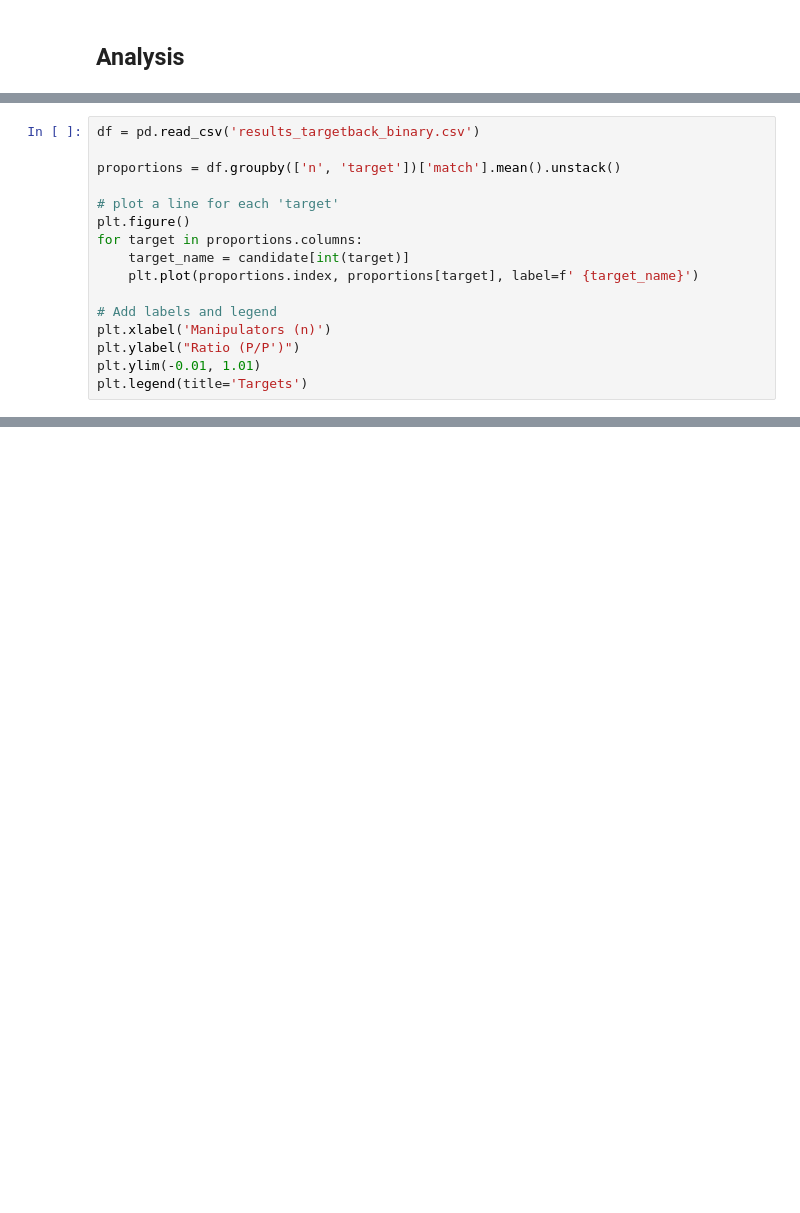
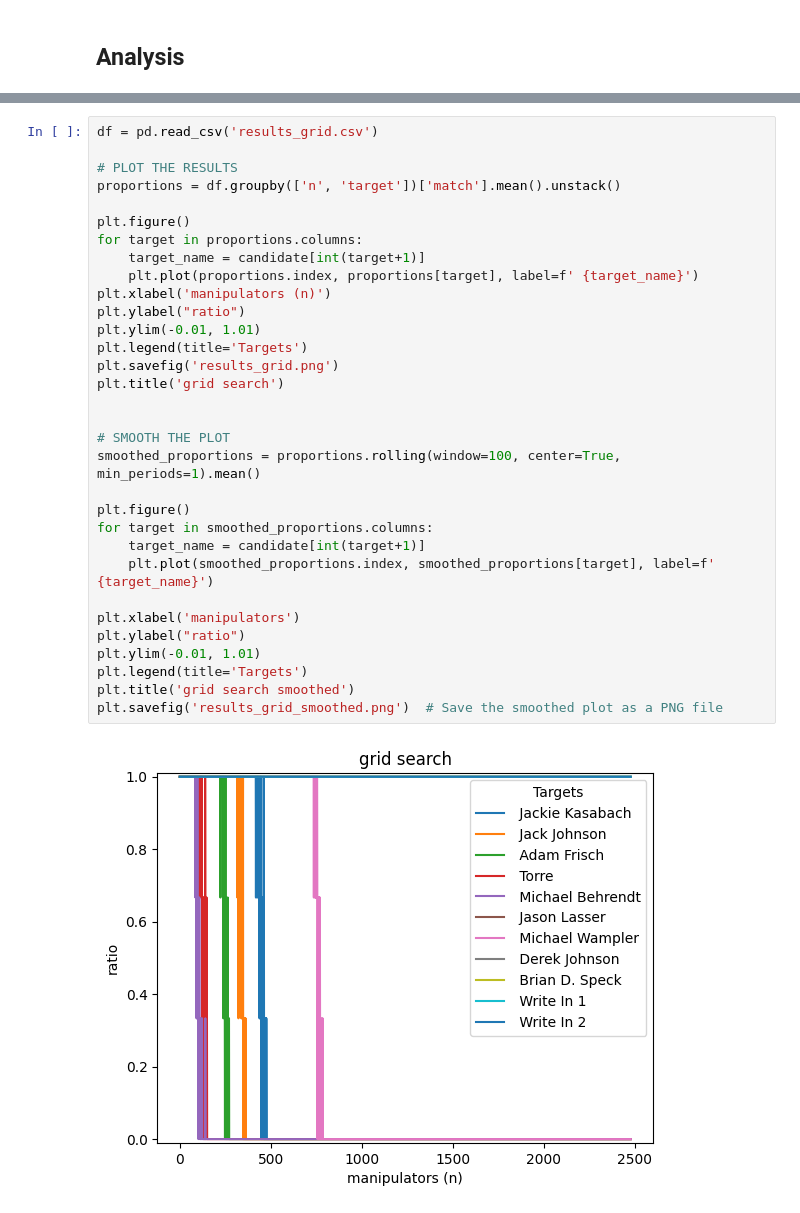
Before and after one commit to CIA41998/csc-assignment3, a Jupyter notebook: main.ipynb, the cells around one changed output, grey strips where cells are left out. Drawn from its saved outputs; the diff is of its cells as text; blank space fills up the shorter version.

```diff
--- a/main.ipynb
+++ b/main.ipynb
@@ -864,16 +335,0 @@ for result in election_targetback_binary[0]:
-# %%
-df = pd.read_csv('results_targetback_binary.csv')
-
-proportions = df.groupby(['n', 'target'])['match'].mean().unstack()
-
-# plot a line for each 'target'
-plt.figure()
-for target in proportions.columns:
-    target_name = candidate[int(target)]
-    plt.plot(proportions.index, proportions[target], label=f' {target_name}')
-
-# Add labels and legend
-plt.xlabel('Manipulators (n)')
-plt.ylabel("Ratio (P/P')")
-plt.ylim(-0.01, 1.01)
-plt.legend(title='Targets')
@@ -882,0 +383,34 @@ plt.legend(title='Targets')
+# %%
+df = pd.read_csv('results_grid.csv')
+
+# PLOT THE RESULTS
+proportions = df.groupby(['n', 'target'])['match'].mean().unstack()
+
+plt.figure()
+for target in proportions.columns:
+    target_name = candidate[int(target+1)]
+    plt.plot(proportions.index, proportions[target], label=f' {target_name}')
+plt.xlabel('manipulators (n)')
+plt.ylabel("ratio")
+plt.ylim(-0.01, 1.01)
+plt.legend(title='Targets')
+plt.savefig('results_grid.png')
+plt.title('grid search')
+
+
+# SMOOTH THE PLOT
+smoothed_proportions = proportions.rolling(window=100, center=True, min_periods=1).mean()
+
+plt.figure()
+for target in smoothed_proportions.columns:
+    target_name = candidate[int(target+1)]
+    plt.plot(smoothed_proportions.index, smoothed_proportions[target], label=f' {target_name}')
+
+plt.xlabel('manipulators')
+plt.ylabel("ratio")
+plt.ylim(-0.01, 1.01)
+plt.legend(title='Targets')
+plt.title('grid search smoothed')
+plt.savefig('results_grid_smoothed.png')  # Save the smoothed plot as a PNG file
+# %% [output]
+[figure, added]
```
Also changed, not shown: parts of 51 cells of this notebook, 12 other files.
